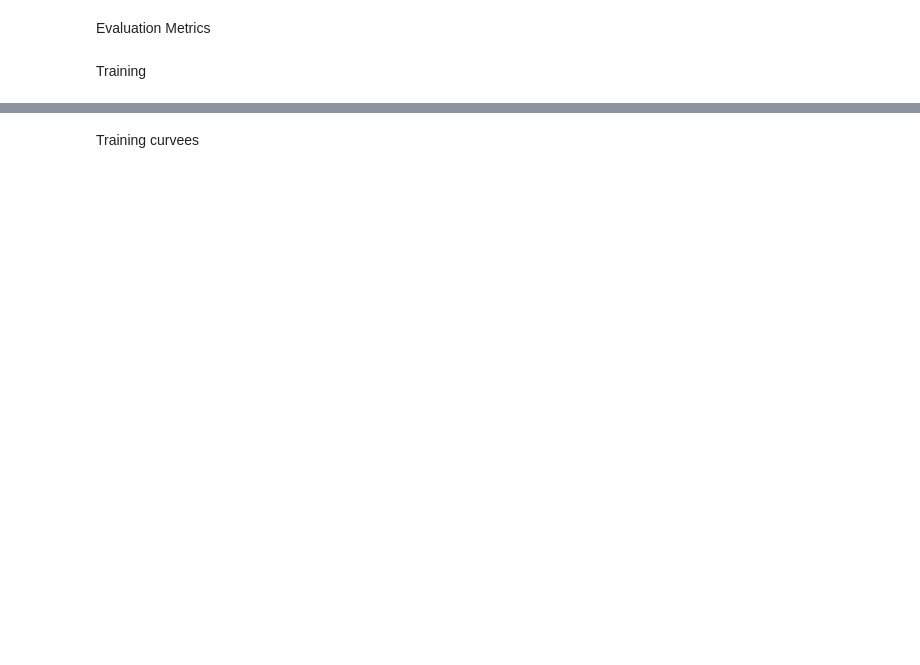
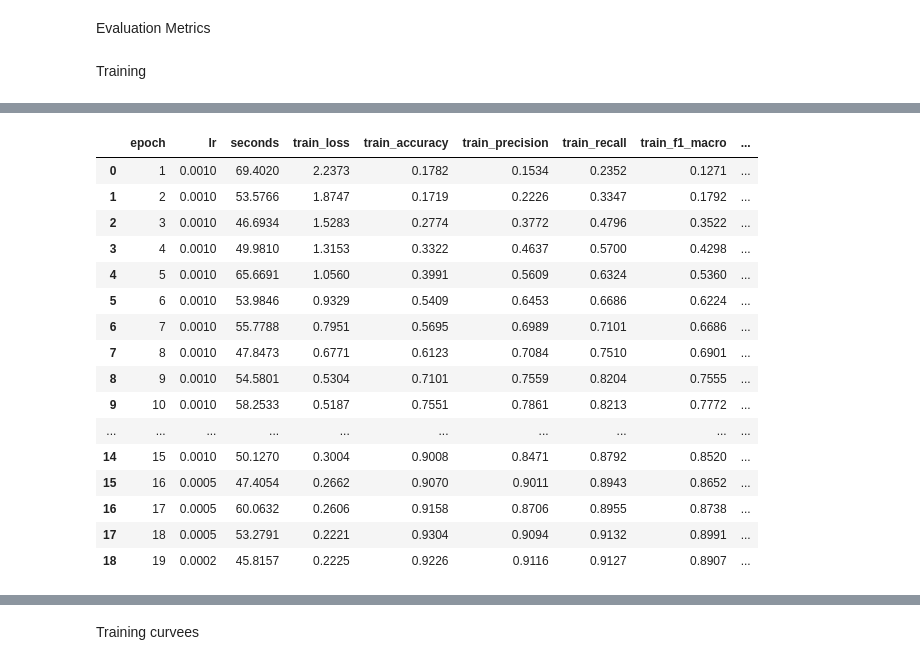
Before and after one commit to philani-kubeka/CybersecurityThreatClassifier, a Jupyter notebook: notebooks/CyberThreatClassification.ipynb, the cells around one changed output, grey strips where cells are left out. Cells and saved outputs as stored; diff of their text form; code cells hidden in the pictures; blank space fills up the shorter version.

```diff
--- a/notebooks/CyberThreatClassification.ipynb
+++ b/notebooks/CyberThreatClassification.ipynb
@@ -48,2 +287,45 @@ Evaluation Metrics
 # %% [markdown]
 Training
+# %%
+def fit(hp, lr=1e-3, epochs=60, patience=7, min_delta=1e-4, monitor="val_f1_macro", verbose=True):
+    set_seed(SEED)
+    model = BiLSTMClassifier(len(itos), n_classes, **hp).to(DEVICE)
+    opt = torch.optim.Adam(model.parameters(), lr=lr, weight_decay=1e-5)
+    sched = torch.optim.lr_scheduler.ReduceLROnPlateau(opt, mode="max", factor=0.5, patience=2)
+    history, best, best_state, best_epoch, bad = [], -np.inf, None, 0, 0
+    for epoch in range(1, epochs + 1):
+        t0 = time.time(); model.train()
+        for xb, yb in train_loader:
+            xb, yb = xb.to(DEVICE), yb.to(DEVICE)
+            opt.zero_grad()
+            loss = criterion(model(xb), yb)
+            loss.backward()
+            nn.utils.clip_grad_norm_(model.parameters(), 1.0)
+            opt.step()
+        tr, _, _ = run_eval(model, train_eval_loader) # metrics on the full train set
+        va, _, _ = run_eval(model, val_loader) # metrics on the validation set
+        row = {"epoch": epoch, "lr": opt.param_groups[0]["lr"], "seconds": time.time() - t0}
+        row.update({f"train_{k}": v for k, v in tr.items()})
+        row.update({f"val_{k}": v for k, v in va.items()})
+        history.append(row)
+        if verbose:
+            print(f"Epoch {epoch:02d} | TRAIN {fmt(tr)} | VAL {fmt(va)} | {row['seconds']:.1f}s")
+        sched.step(row[monitor])
+        # ---------------- early stopping with patience ----------------
+        if row[monitor] > best + min_delta: # improvement: save weights, reset counter
+            best, best_epoch, bad = row[monitor], epoch, 0
+            best_state = copy.deepcopy(model.state_dict())
+        else: # no improvement: count it
+            bad += 1
+            if verbose: print(f" no improvement ({bad}/{patience})")
+            if bad >= patience:
+                print(f"EARLY STOPPING at epoch {epoch}: {monitor} has not improved for {patience} "
+                        f"epochs. Best epoch = {best_epoch} ({monitor} = {best:.4f})")
+                break
+    model.load_state_dict(best_state) # restore best weights, not the last ones
+    return model, pd.DataFrame(history), best_epoch
+
+model, history_df, best_epoch = fit(HP, lr=1e-3, patience=7)
+history_df.to_csv(OUT / "metrics_log.csv", index=False)
+display(history_df.round(4))
+# %% [output]
@@ -49,0 +349,17 @@ Training
+|  | epoch | lr | seconds | train_loss | train_accuracy | train_precision | train_recall | train_f1_macro | ... |
+| 0 | 1 | 0.0010 | 69.4020 | 2.2373 | 0.1782 | 0.1534 | 0.2352 | 0.1271 | ... |
+| 1 | 2 | 0.0010 | 53.5766 | 1.8747 | 0.1719 | 0.2226 | 0.3347 | 0.1792 | ... |
+| 2 | 3 | 0.0010 | 46.6934 | 1.5283 | 0.2774 | 0.3772 | 0.4796 | 0.3522 | ... |
+| 3 | 4 | 0.0010 | 49.9810 | 1.3153 | 0.3322 | 0.4637 | 0.5700 | 0.4298 | ... |
+| 4 | 5 | 0.0010 | 65.6691 | 1.0560 | 0.3991 | 0.5609 | 0.6324 | 0.5360 | ... |
+| 5 | 6 | 0.0010 | 53.9846 | 0.9329 | 0.5409 | 0.6453 | 0.6686 | 0.6224 | ... |
+| 6 | 7 | 0.0010 | 55.7788 | 0.7951 | 0.5695 | 0.6989 | 0.7101 | 0.6686 | ... |
+| 7 | 8 | 0.0010 | 47.8473 | 0.6771 | 0.6123 | 0.7084 | 0.7510 | 0.6901 | ... |
+| 8 | 9 | 0.0010 | 54.5801 | 0.5304 | 0.7101 | 0.7559 | 0.8204 | 0.7555 | ... |
+| 9 | 10 | 0.0010 | 58.2533 | 0.5187 | 0.7551 | 0.7861 | 0.8213 | 0.7772 | ... |
+| ... | ... | ... | ... | ... | ... | ... | ... | ... | ... |
+| 14 | 15 | 0.0010 | 50.1270 | 0.3004 | 0.9008 | 0.8471 | 0.8792 | 0.8520 | ... |
+| 15 | 16 | 0.0005 | 47.4054 | 0.2662 | 0.9070 | 0.9011 | 0.8943 | 0.8652 | ... |
+| 16 | 17 | 0.0005 | 60.0632 | 0.2606 | 0.9158 | 0.8706 | 0.8955 | 0.8738 | ... |
+| 17 | 18 | 0.0005 | 53.2791 | 0.2221 | 0.9304 | 0.9094 | 0.9132 | 0.8991 | ... |
+| 18 | 19 | 0.0002 | 45.8157 | 0.2225 | 0.9226 | 0.9116 | 0.9127 | 0.8907 | ... |
```
Also changed, not shown: parts of 14 cells of this notebook, 13 other files.
